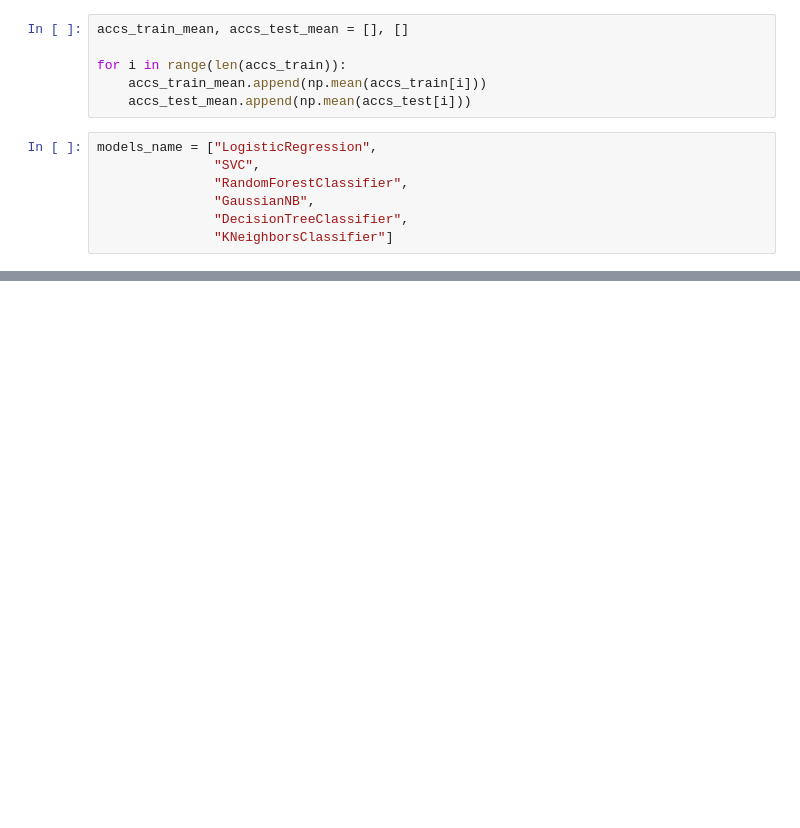
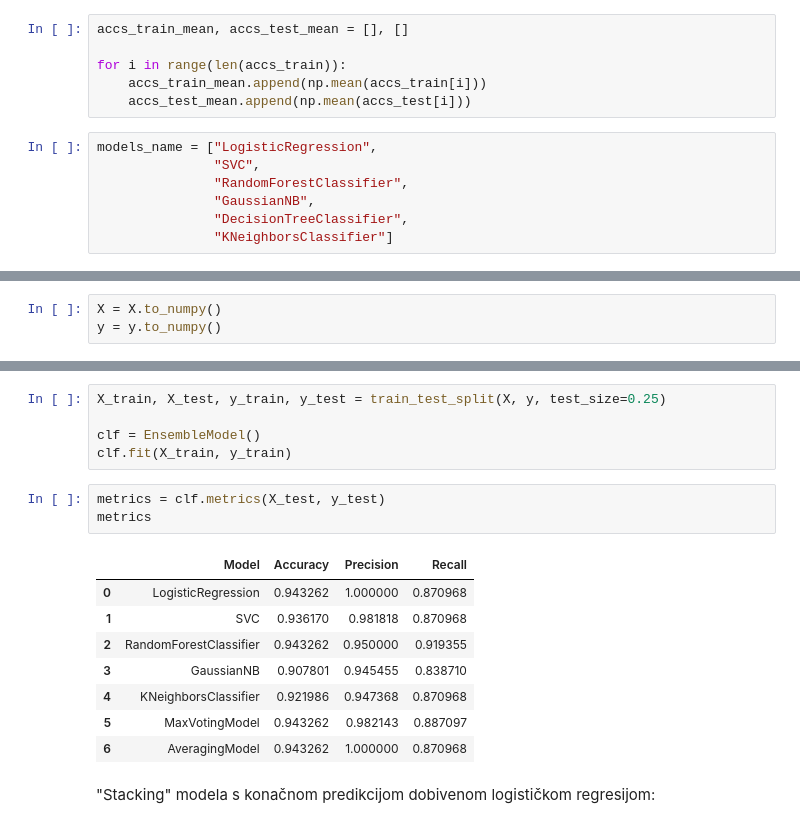
Before and after one commit to bpasalic/uuzop, a Jupyter notebook: Poboljšanje rezultata.ipynb, the cells around one changed output, grey strips where cells are left out. Saved outputs shown, nothing was run; the diff lists cells and outputs as text; blank space fills up the shorter version.

```diff
--- a/Poboljšanje rezultata.ipynb
+++ b/Poboljšanje rezultata.ipynb
@@ -456,0 +501,3 @@ models_name = ["LogisticRegression",
+# %%
+X = X.to_numpy()
+y = y.to_numpy()
@@ -456,0 +574,19 @@ models_name = ["LogisticRegression",
+# %%
+X_train, X_test, y_train, y_test = train_test_split(X, y, test_size=0.25)
+
+clf = EnsembleModel()
+clf.fit(X_train, y_train)
+# %%
+metrics = clf.metrics(X_test, y_test)
+metrics
+# %% [output]
+|  | Model | Accuracy | Precision | Recall |
+| 0 | LogisticRegression | 0.943262 | 1.000000 | 0.870968 |
+| 1 | SVC | 0.936170 | 0.981818 | 0.870968 |
+| 2 | RandomForestClassifier | 0.943262 | 0.950000 | 0.919355 |
+| 3 | GaussianNB | 0.907801 | 0.945455 | 0.838710 |
+| 4 | KNeighborsClassifier | 0.921986 | 0.947368 | 0.870968 |
+| 5 | MaxVotingModel | 0.943262 | 0.982143 | 0.887097 |
+| 6 | AveragingModel | 0.943262 | 1.000000 | 0.870968 |
+# %% [markdown]
+"Stacking" modela s konačnom predikcijom dobivenom logističkom regresijom:
```
Also changed, not shown: parts of 38 cells of this notebook.
